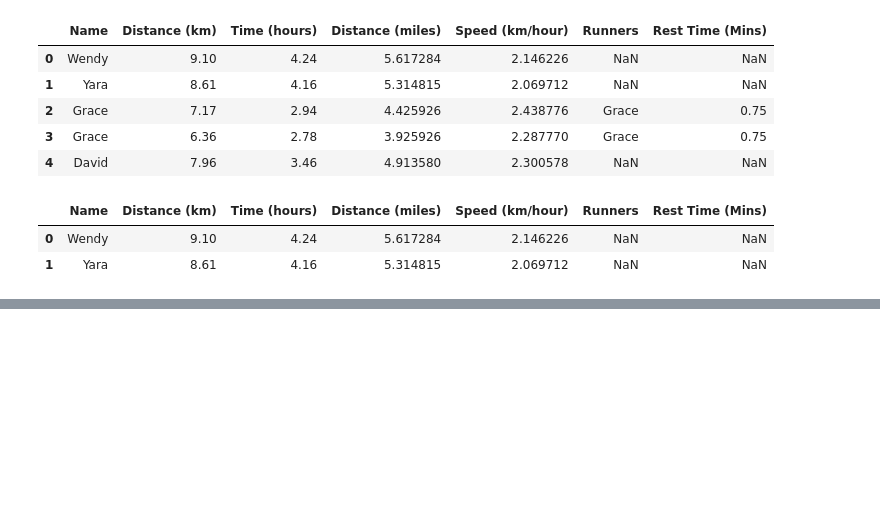
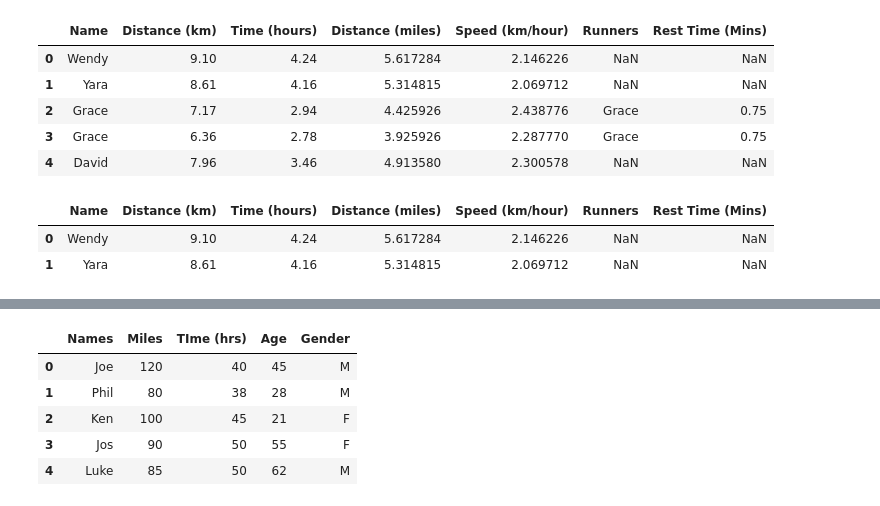
Before and after one commit to hectorherreraespinola/DataAnalys50DaysChallenge, a Jupyter notebook: 50DaysChallenge.ipynb, the cells around one changed output, grey strips where cells are left out. Cells and saved outputs as stored; diff of their text form; code cells hidden in the pictures; blank space fills up the shorter version.

```diff
--- a/50DaysChallenge.ipynb
+++ b/50DaysChallenge.ipynb
@@ -1131,0 +1139,4 @@ over_5_miles_run.head()
+# %%
+names = ["Joe","Phil","Ken","Jos","Luke"]
+miles_run = [120,80,100,90,85]
+time_in_hrs = [40,38,45,50,50]
@@ -1131,0 +1173,10 @@ over_5_miles_run.head()
+# %%
+merge_df19 = pd.concat([df19,new_df19.drop(columns="Names")], axis=1)
+merge_df19
+# %% [output]
+|  | Names | Miles | TIme (hrs) | Age | Gender |
+| 0 | Joe | 120 | 40 | 45 | M |
+| 1 | Phil | 80 | 38 | 28 | M |
+| 2 | Ken | 100 | 45 | 21 | F |
+| 3 | Jos | 90 | 50 | 55 | F |
+| 4 | Luke | 85 | 50 | 62 | M |
```
Also changed, not shown: parts of 7 cells of this notebook.
